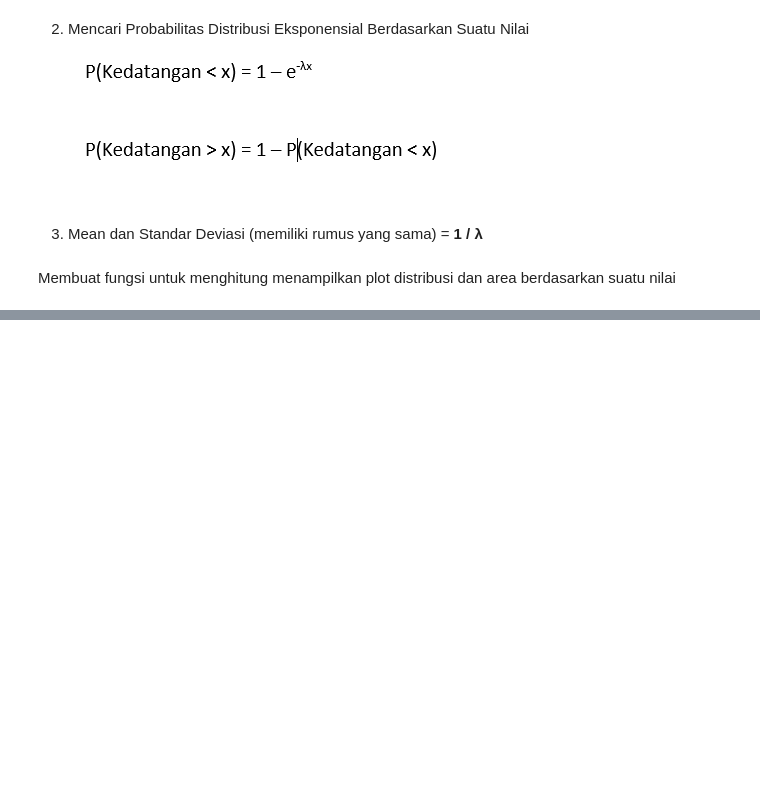
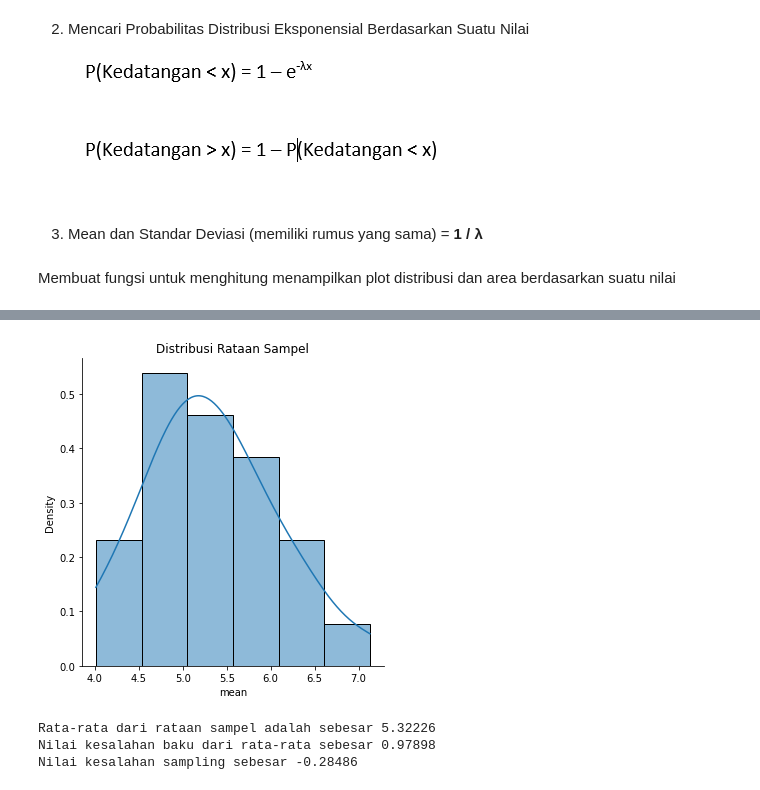
Before and after one commit to hanafication/Statistika, a Jupyter notebook: Buku_1/Jilid_1.ipynb, the cells around one changed output, grey strips where cells are left out. Saved outputs shown, nothing was run; the diff lists cells and outputs as text; code cells hidden in the pictures; blank space fills up the shorter version.

```diff
--- a/Buku_1/Jilid_1.ipynb
+++ b/Buku_1/Jilid_1.ipynb
@@ -590,0 +632,24 @@ plt.show()
+# %%
+#Membuat fungsi sampling
+def sampling(data, nobs, s):
+    '''
+    Melakukan sampling terhadap suatu data series data
+    dengan jumlah pengamatan n, dan jumlah sampel s
+    Required: Numpy Library
+    data = data series
+    nobs = jumlah pengamatan
+    s = jumlah sampel
+    '''
+    data_dict = dict()
+    if nobs < len(data):
+        for i in range(1, int(s) + 1):
+            dict_value = np.random.choice(data, nobs)
+            data_dict["sample_" + str(i)] = dict_value
+
+        df_sample = pd.DataFrame.from_dict(data= data_dict)
+        return df_sample
+    else:
+        raise Exception('Jumlah nobs tidak boleh lebih dari atau sama dengan populasi data')
+# %%
+df_sample = sampling(clt_data.data, 30, 25)
+df_sample.describe()
@@ -590,0 +667,18 @@ plt.show()
+# %%
+sns.displot(df_sample.describe().iloc[1], stat = 'density', kde = True)
+plt.title('Distribusi Rataan Sampel')
+plt.show()
+# %% [output]
+[figure, added]
+# %%
+#Menampilkan Mu dari rataan sampel(mean dalam mean sampel) & standar deviasinya
+mu_sample_mean = np.mean(df_sample.describe().iloc[1])
+standard_error = clt_data.data.std() / np.sqrt(len(df_sample))
+
+print('Rata-rata dari rataan sampel adalah sebesar', np.round(mu_sample_mean, 5))
+print('Nilai kesalahan baku dari rata-rata sebesar', np.round(standard_error, 5))
+print('Nilai kesalahan sampling sebesar', np.round((mu_sample_mean - clt_data.data.mean()), 5))
+# %% [output]
+Rata-rata dari rataan sampel adalah sebesar 5.32226
+Nilai kesalahan baku dari rata-rata sebesar 0.97898
+Nilai kesalahan sampling sebesar -0.28486
```
Also changed, not shown: parts of 16 cells of this notebook.
